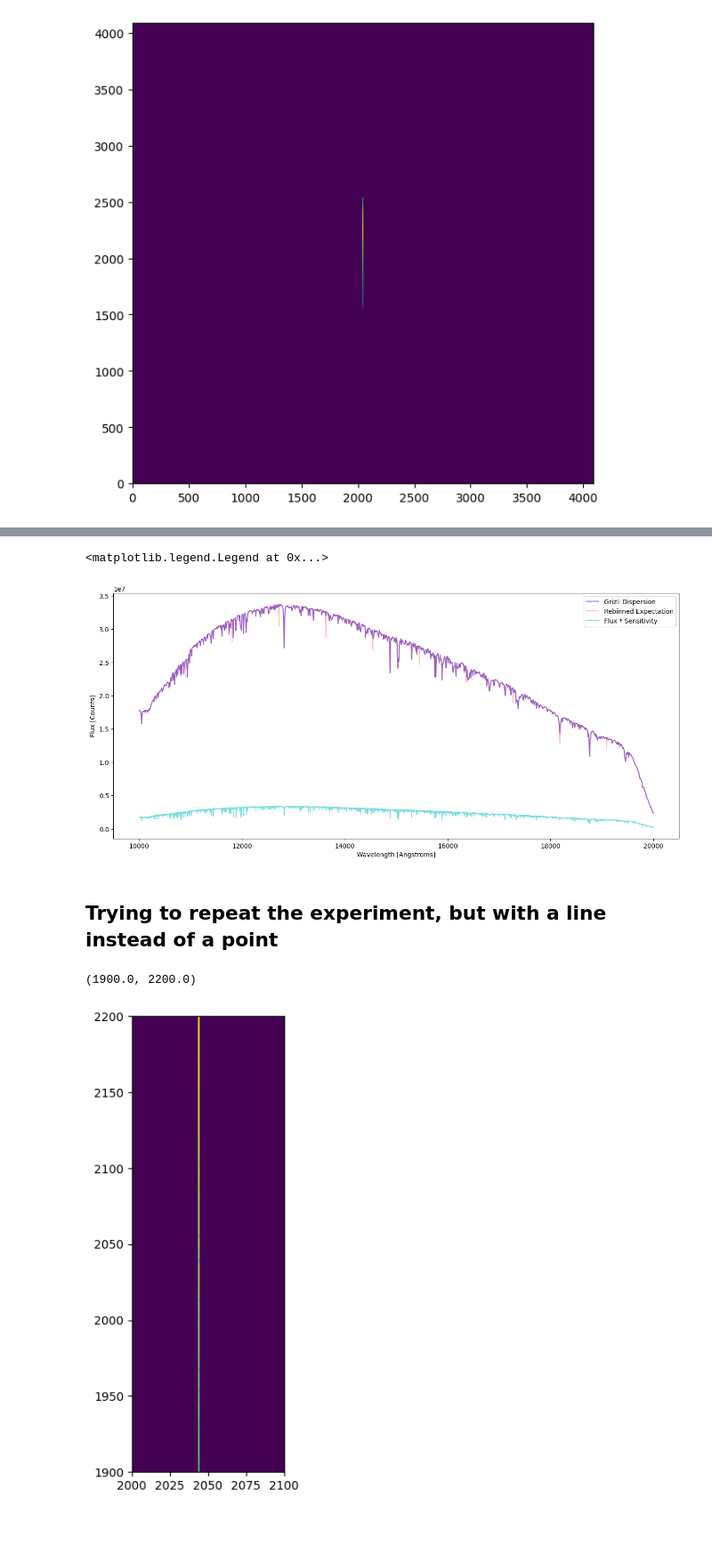
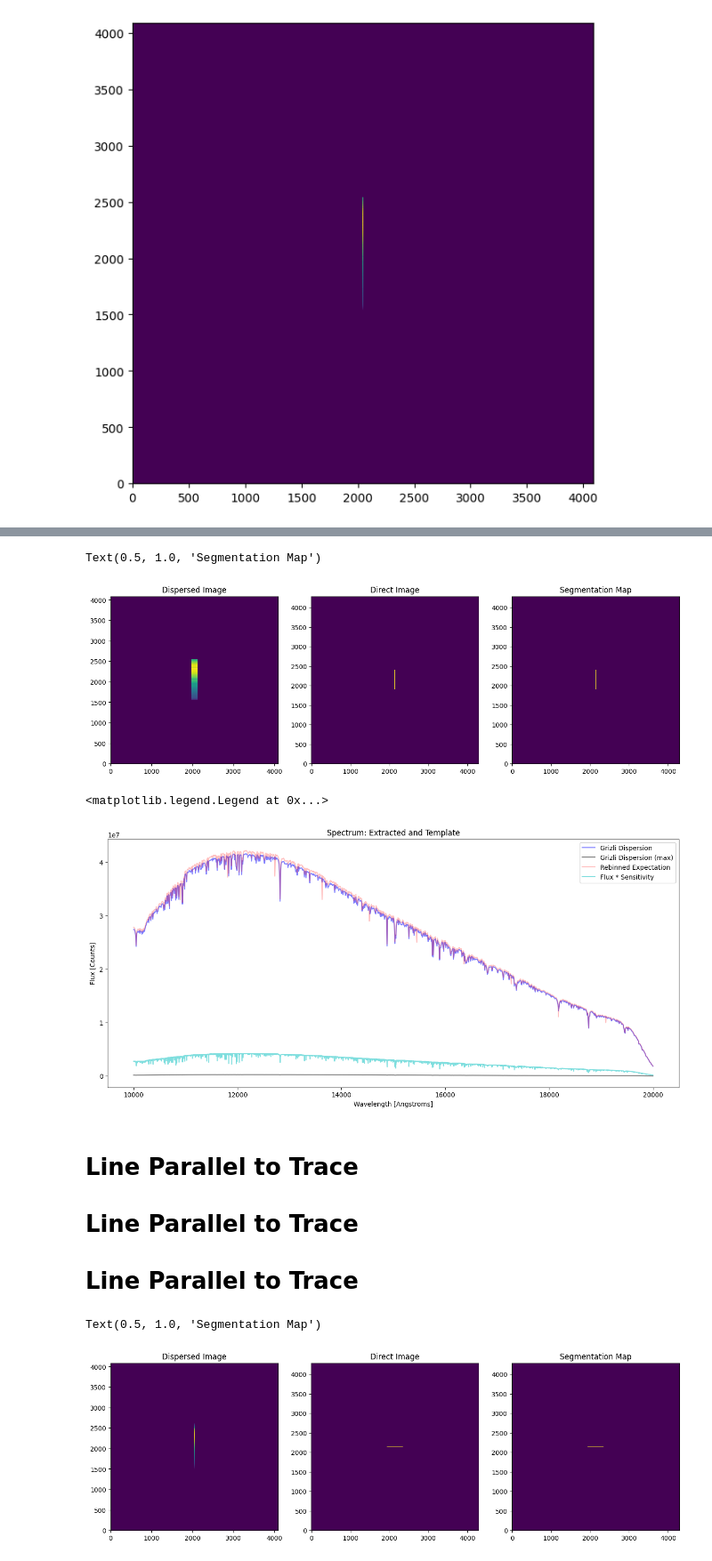
Before and after one commit to keithbuckholz/summer-roman-project, a Jupyter notebook: 6) predictable_extract/notebooks/single_pix.ipynb, the cells around one changed output, grey strips where cells are left out. Shown at 89% size. Drawn from its saved outputs; the diff is of its cells as text; code cells hidden in the pictures; blank space fills up the shorter version.

Commit message:
Continued work on why the extraction has greater flux than the template

```diff
--- a/6) predictable_extract/notebooks/single_pix.ipynb
+++ b/6) predictable_extract/notebooks/single_pix.ipynb
@@ -45,7 +49,7 @@ bp = S.ArrayBandpass(df["WAVELENGTH"], df["THROUGHPUT"])
 src = webbpsf.specFromSpectralType('G0V', catalog='phoenix')
 wave = np.linspace(10000,20000,10000) # Angstroms
 flux = src(wave).value
-star_spec = S.ArraySpectrum(wave=wave, flux=flux, waveunits="angstrom", fluxunits="flam")
+star_spec = S.ArraySpectrum(wave=wave, flux=flux, waveunits="angstrom", fluxunits="photlam")
 star_spec = star_spec.renorm(1, "abmag", bp)
 star_spec.convert("flam")
 
@@ -95,33 +112,81 @@ plt.legend()
+# %%
+dir = np.zeros((4288,4288), dtype="float32")
+
+dir[1900:2400, 2144] = 1.
+
+roman.direct.data["SCI"] = roman.seg = dir
+
+model = roman.compute_model_orders(id=1, mag=1, compute_size=False, size=77,
+                                   in_place=False, store=False, is_cgs=True,
+                                   spectrum_1d=[star_spec.wave, star_spec.flux])[1]
+
+fig, (ax1, ax2, ax3) = plt.subplots(1, 3)
+
+upright = np.rot90(model[pad:-pad, pad:-pad])
+
+ax1.imshow(upright)
+ax1.set_title("Dispersed Image")
+
+ax2.imshow(roman.direct.data["SCI"])
+ax2.set_title("Direct Image")
+
+ax3.imshow(roman.seg)
+ax3.set_title("Segmentation Map")
+# %% [output]
+Text(0.5, 1.0, 'Segmentation Map')
+[figure, added]
 # %%
+cutout = np.flip(upright[2044-501: 2044+500, :])
+
+counts = []
+count_max = []
+for ii in range(cutout.shape[0]):
+    counts.append(cutout[ii,:].sum())
+    count_max.append(cutout[ii,:].max())
+
 expected_values = star_spec.flux * interpolated_sens
 binned_expectation = scipy.stats.binned_statistic(star_spec.wave, expected_values, statistic="sum", bins=1001)[0]
 wave = np.linspace(10000, 20000, len(cutout))
 
-plt.plot(wave, cutout, c='b', alpha=0.5, label="Grizli Dispersion")
+plt.plot(wave, counts, c='b', alpha=0.5, label="Grizli Dispersion")
+plt.plot(wave, count_max, c='k', alpha=0.5, label="Grizli Dispersion (max)")
 plt.plot(wave, binned_expectation, c='r', alpha=0.25, label="Rebinned Expectation")
 plt.plot(star_spec.wave, expected_values, c='c', alpha=0.5, label="Flux * Sensitivity")
 
 plt.xlabel("Wavelength [Angstroms]")
 plt.ylabel("Flux [Counts]")
+plt.title("Spectrum: Extracted and Template")
 plt.legend()
 # %% [output]
 <matplotlib.legend.Legend at 0x...>
-[figure, old version]
+[figure, new version]
-# %% [markdown]
-## Trying to repeat the experiment, but with a line instead of a point
+# %% [markdown]
+# Line Parallel to Trace
+# Line Parallel to Trace
+# Line Parallel to Trace
 # %%
-dir[2100:2200, 2144] = 1.
+dir = np.zeros((4288,4288), dtype="float32")
+
+dir[2144, 2144-200:2144+200] = 1.
 
 roman.direct.data["SCI"] = roman.seg = dir
 
-mdoel = roman.compute_model_orders(id=1, mag=1, compute_size=False, size=77,
+model = roman.compute_model_orders(id=1, mag=1, compute_size=False, size=77,
                                    in_place=False, store=False, is_cgs=True,
                                    spectrum_1d=[star_spec.wave, star_spec.flux])[1]
 
+fig, (ax1, ax2, ax3) = plt.subplots(1, 3)
+
 upright = np.rot90(model[pad:-pad, pad:-pad])
-plt.imshow(upright)
-plt.xlim(2000, 2100)
-plt.ylim(1900, 2200)
+
+ax1.imshow(upright)
+ax1.set_title("Dispersed Image")
+
+ax2.imshow(roman.direct.data["SCI"])
+ax2.set_title("Direct Image")
+
+ax3.imshow(roman.seg)
+ax3.set_title("Segmentation Map")
 # %% [output]
-(1900.0, 2200.0)
+Text(0.5, 1.0, 'Segmentation Map')
-[figure, old version]
+[figure, new version]
```
Also changed, not shown: parts of 20 cells of this notebook, 3 other files.
